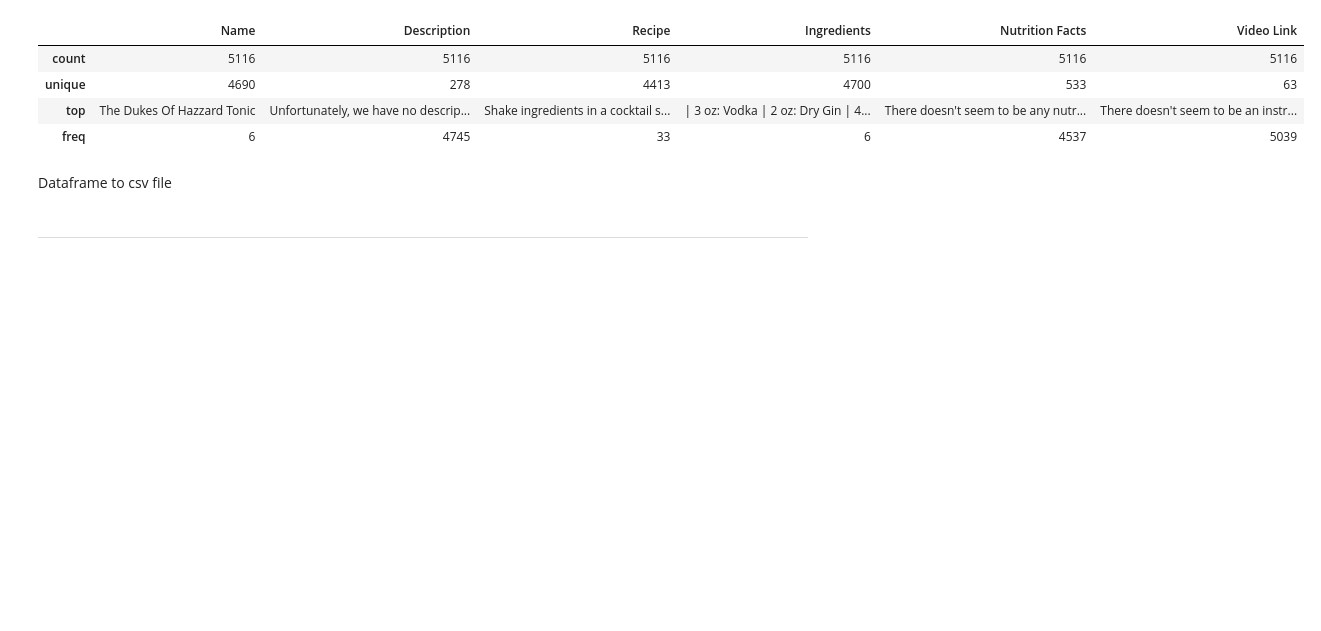
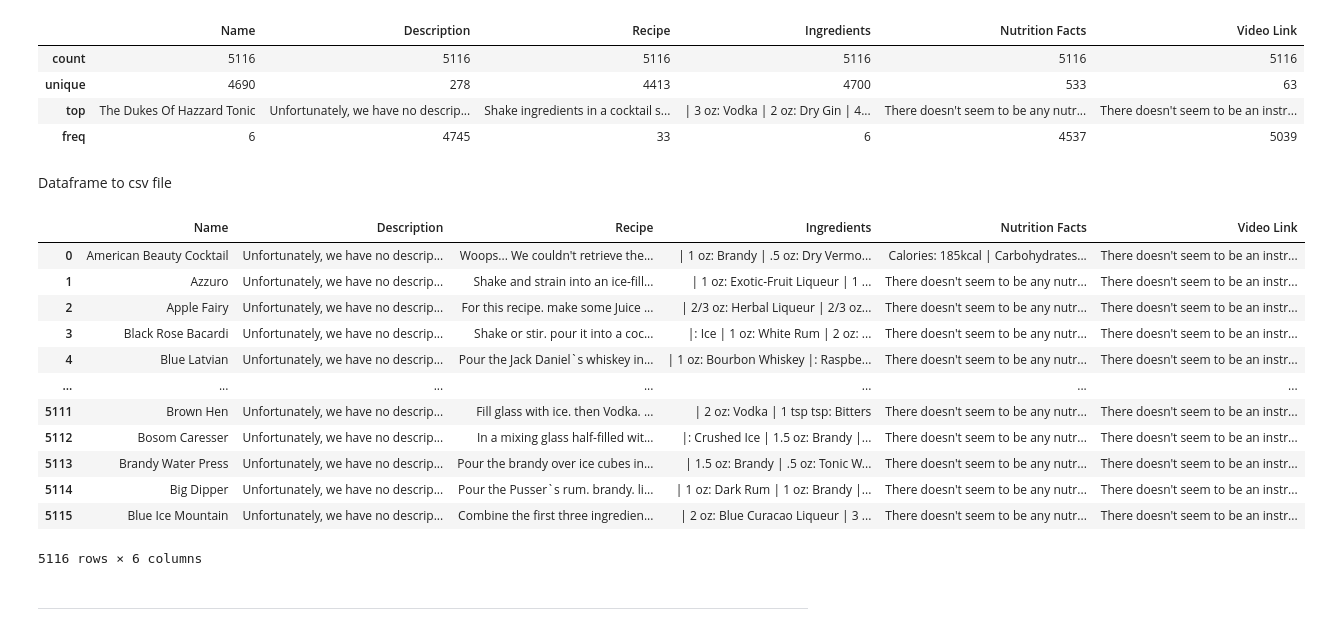
Before and after one commit to Lucien-Stephane-Ld/certification-project-DAFT410, a Jupyter notebook: web_scrapping.ipynb, the cells around one changed output. Saved outputs shown, nothing was run; the diff lists cells and outputs as text; code cells hidden in the pictures; blank space fills up the shorter version.

```diff
--- a/web_scrapping.ipynb
+++ b/web_scrapping.ipynb
@@ -305,6 +303,26 @@ ctl_df.describe()
 Dataframe to csv file
 # %%
 ctl_df.to_csv('cocktail_info.csv', index=False)
+# %%
+pd.set_option('max_colwidth', None)
+# %%
+data_df = pd.read_csv('./CSVs/cocktail_info.csv')
+# %%
+data_df
+# %% [output]
+|  | Name | Description | Recipe | Ingredients | Nutrition Facts | Video Link |
+| 0 | American Beauty Cocktail | Unfortunately, we have no descrip... | Woops... We couldn't retrieve the... | | 1 oz: Brandy | .5 oz: Dry Vermo... | Calories: 185kcal | Carbohydrates... | There doesn't seem to be an instr... |
+| 1 | Azzuro | Unfortunately, we have no descrip... | Shake and strain into an ice-fill... | | 1 oz: Exotic-Fruit Liqueur | 1 ... | There doesn't seem to be any nutr... | There doesn't seem to be an instr... |
+| 2 | Apple Fairy | Unfortunately, we have no descrip... | For this recipe. make some Juice ... | | 2/3 oz: Herbal Liqueur | 2/3 oz... | There doesn't seem to be any nutr... | There doesn't seem to be an instr... |
+| 3 | Black Rose Bacardi | Unfortunately, we have no descrip... | Shake or stir. pour it into a coc... | |: Ice | 1 oz: White Rum | 2 oz: ... | There doesn't seem to be any nutr... | There doesn't seem to be an instr... |
+| 4 | Blue Latvian | Unfortunately, we have no descrip... | Pour the Jack Daniel`s whiskey in... | | 1 oz: Bourbon Whiskey |: Raspbe... | There doesn't seem to be any nutr... | There doesn't seem to be an instr... |
+| ... | ... | ... | ... | ... | ... | ... |
+| 5111 | Brown Hen | Unfortunately, we have no descrip... | Fill glass with ice. then Vodka. ... | | 2 oz: Vodka | 1 tsp tsp: Bitters | There doesn't seem to be any nutr... | There doesn't seem to be an instr... |
+| 5112 | Bosom Caresser | Unfortunately, we have no descrip... | In a mixing glass half-filled wit... | |: Crushed Ice | 1.5 oz: Brandy |... | There doesn't seem to be any nutr... | There doesn't seem to be an instr... |
+| 5113 | Brandy Water Press | Unfortunately, we have no descrip... | Pour the brandy over ice cubes in... | | 1.5 oz: Brandy | .5 oz: Tonic W... | There doesn't seem to be any nutr... | There doesn't seem to be an instr... |
+| 5114 | Big Dipper | Unfortunately, we have no descrip... | Pour the Pusser`s rum. brandy. li... | | 1 oz: Dark Rum | 1 oz: Brandy |... | There doesn't seem to be any nutr... | There doesn't seem to be an instr... |
+| 5115 | Blue Ice Mountain | Unfortunately, we have no descrip... | Combine the first three ingredien... | | 2 oz: Blue Curacao Liqueur | 3 ... | There doesn't seem to be any nutr... | There doesn't seem to be an instr... |
+5116 rows × 6 columns
 # %% [markdown]
 __________________________
 # %% [markdown]
```
Also changed, not shown: parts of 1 cell of this notebook, 11 other files.
